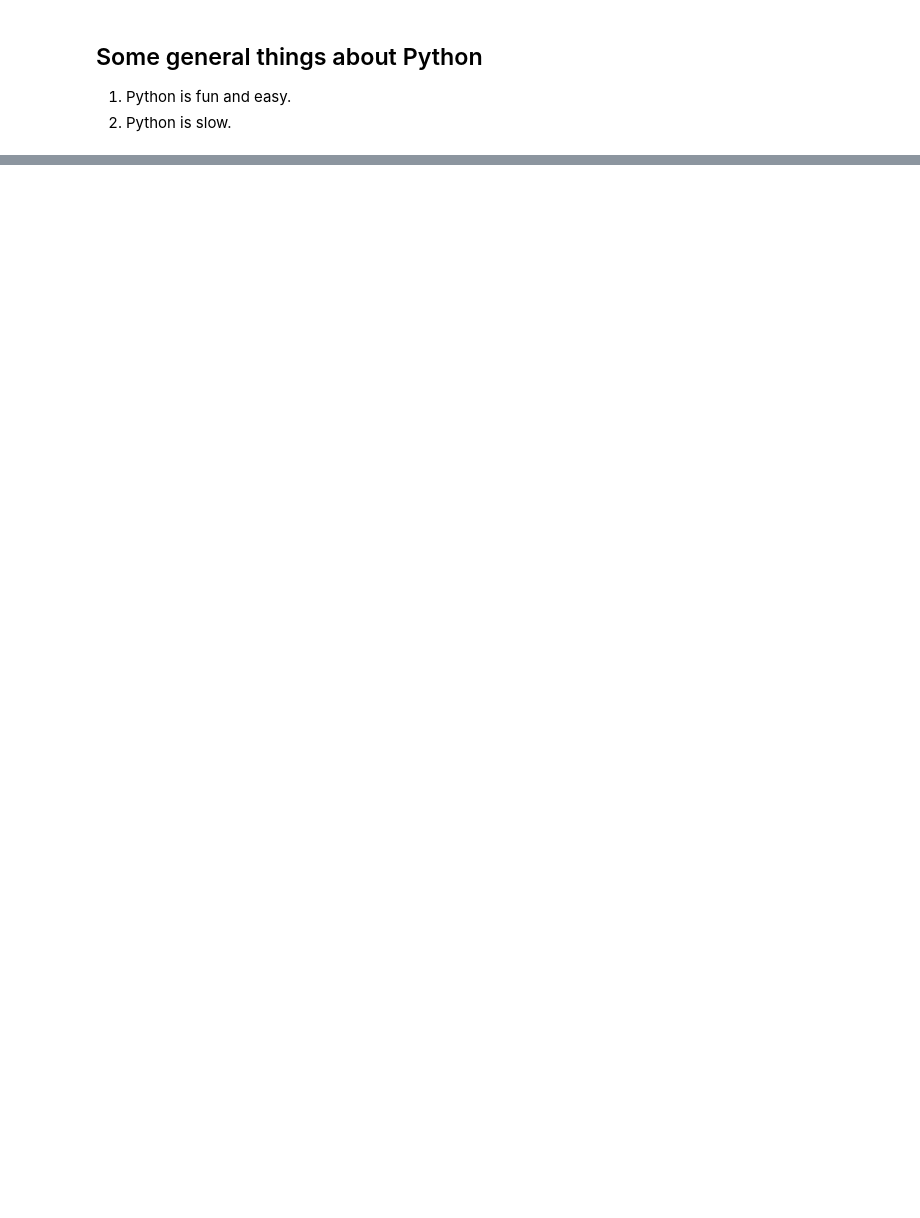
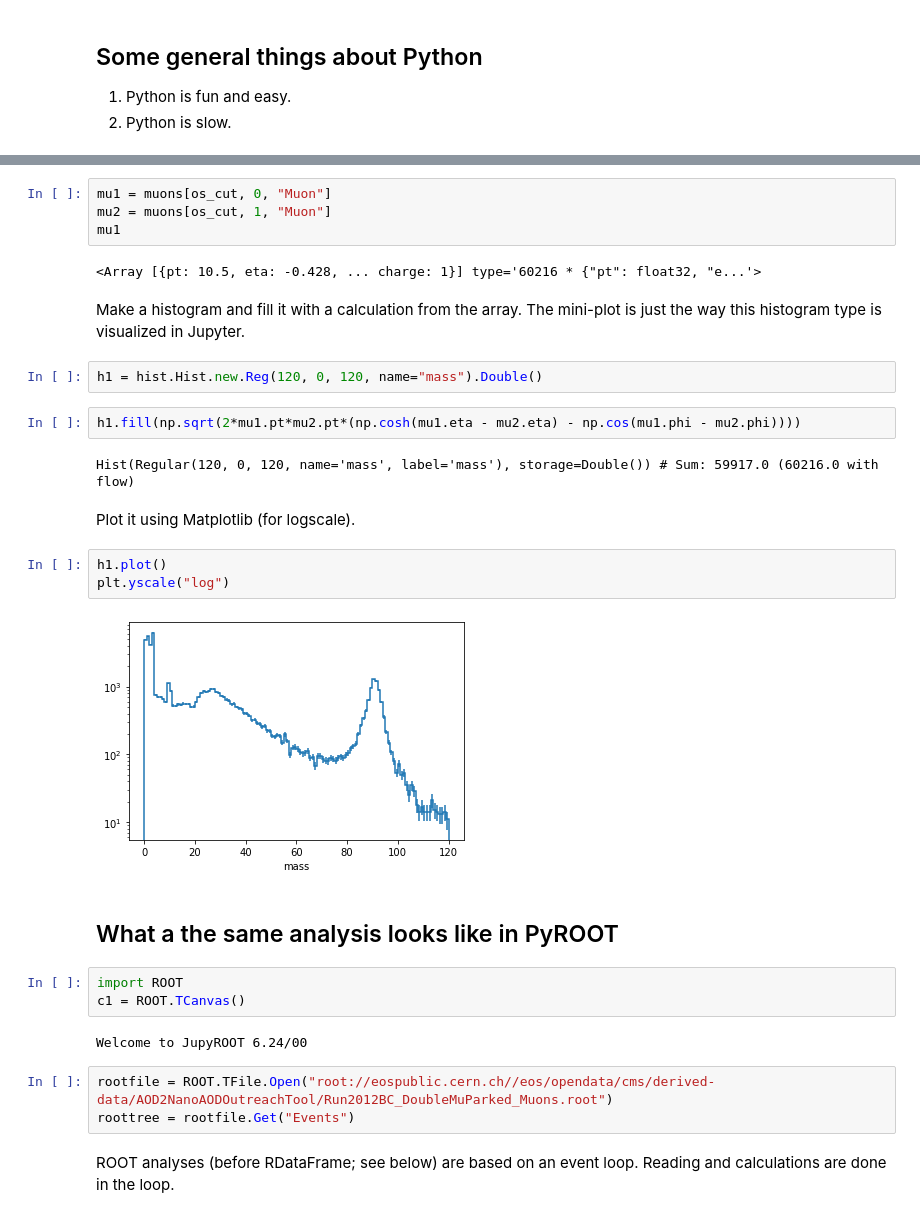
Before and after one commit to jpivarski-talks/2021-06-14-uproot-awkward-columnar-hats, a Jupyter notebook: 1-uproot.ipynb, the cells around one changed output, grey strips where cells are left out. Drawn from its saved outputs; the diff is of its cells as text; blank space fills up the shorter version.

```diff
--- a/1-uproot.ipynb
+++ b/1-uproot.ipynb
@@ -40,0 +66,33 @@ You use Python about equally with C++, and primarily for analysis (not just mach
+# %%
+mu1 = muons[os_cut, 0, "Muon"]
+mu2 = muons[os_cut, 1, "Muon"]
+mu1
+# %% [output]
+<Array [{pt: 10.5, eta: -0.428, ... charge: 1}] type='60216 * {"pt": float32, "e...'>
+# %% [markdown]
+Make a histogram and fill it with a calculation from the array. The mini-plot is just the way this histogram type is visualized in Jupyter.
+# %%
+h1 = hist.Hist.new.Reg(120, 0, 120, name="mass").Double()
+# %%
+h1.fill(np.sqrt(2*mu1.pt*mu2.pt*(np.cosh(mu1.eta - mu2.eta) - np.cos(mu1.phi - mu2.phi))))
+# %% [output]
+Hist(Regular(120, 0, 120, name='mass', label='mass'), storage=Double()) # Sum: 59917.0 (60216.0 with flow)
+# %% [markdown]
+Plot it using Matplotlib (for logscale).
+# %%
+h1.plot()
+plt.yscale("log")
+# %% [output]
+[figure, added]
+# %% [markdown]
+## What a the same analysis looks like in PyROOT
+# %%
+import ROOT
+c1 = ROOT.TCanvas()
+# %% [output]
+Welcome to JupyROOT 6.24/00
+# %%
+rootfile = ROOT.TFile.Open("root://eospublic.cern.ch//eos/opendata/cms/derived-data/AOD2NanoAODOutreachTool/Run2012BC_DoubleMuParked_Muons.root")
+roottree = rootfile.Get("Events")
+# %% [markdown]
+ROOT analyses (before RDataFrame; see below) are based on an event loop. Reading and calculations are done in the loop.
```
Also changed, not shown: parts of 19 cells of this notebook, 1 other file.
